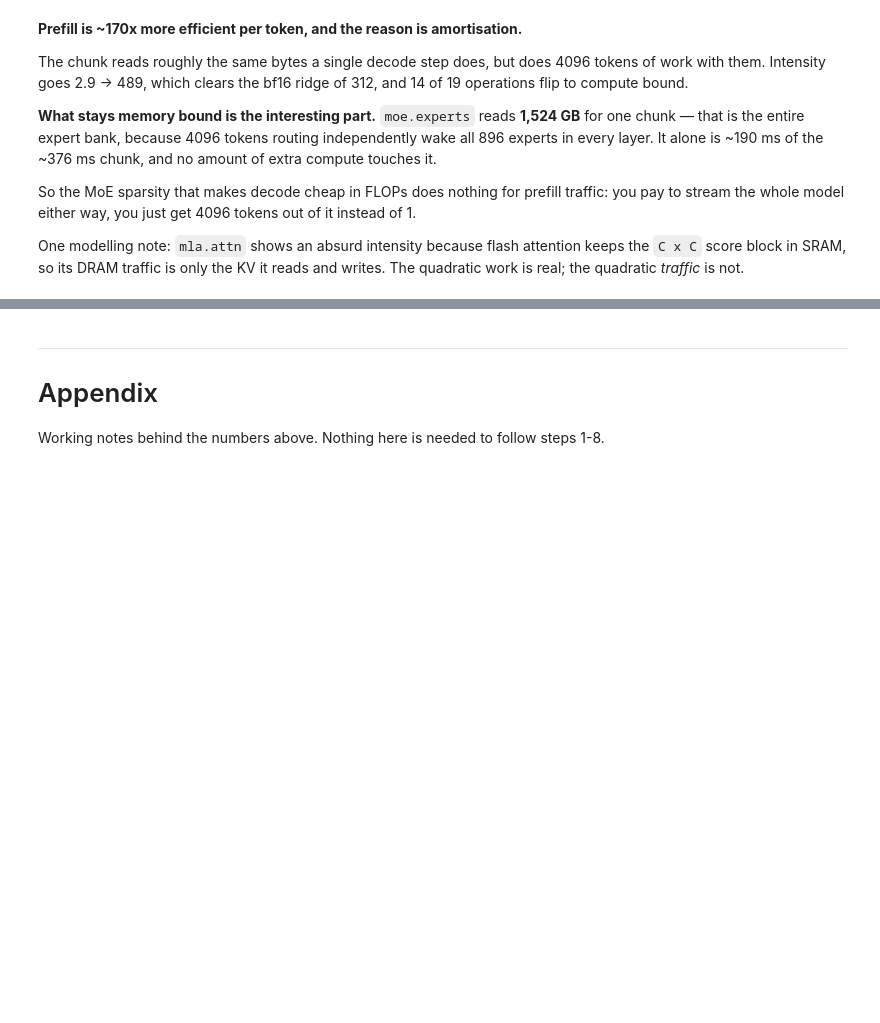
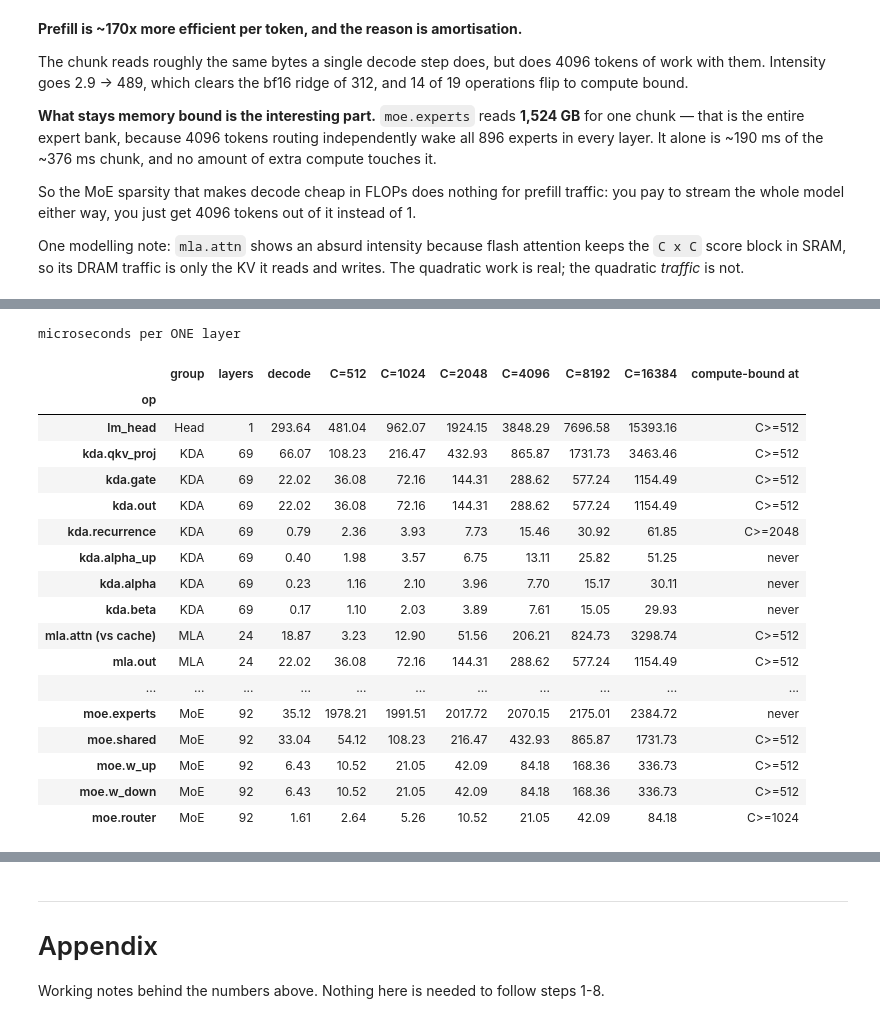
Before and after one commit to dougUCN/kimik3-exercise, a Jupyter notebook: roofline.ipynb, the cells around one changed output, grey strips where cells are left out. Cells and saved outputs as stored; diff of their text form; code cells hidden in the pictures; blank space fills up the shorter version.

```diff
--- a/roofline.ipynb
+++ b/roofline.ipynb
@@ -449,0 +460,23 @@ reads and writes. The quadratic work is real; the quadratic *traffic* is not.
+# %%
+print("microseconds per ONE layer\n")
+op_prefill_sweep(cfg, hw=hw).round(2)
+# %% [output]
+microseconds per ONE layer
+|  | group | layers | decode | C=512 | C=1024 | C=2048 | C=4096 | C=8192 | C=16384 | compute-bound at |
+| op |  |  |  |  |  |  |  |  |  |  |
+| lm_head | Head | 1 | 293.64 | 481.04 | 962.07 | 1924.15 | 3848.29 | 7696.58 | 15393.16 | C>=512 |
+| kda.qkv_proj | KDA | 69 | 66.07 | 108.23 | 216.47 | 432.93 | 865.87 | 1731.73 | 3463.46 | C>=512 |
+| kda.gate | KDA | 69 | 22.02 | 36.08 | 72.16 | 144.31 | 288.62 | 577.24 | 1154.49 | C>=512 |
+| kda.out | KDA | 69 | 22.02 | 36.08 | 72.16 | 144.31 | 288.62 | 577.24 | 1154.49 | C>=512 |
+| kda.recurrence | KDA | 69 | 0.79 | 2.36 | 3.93 | 7.73 | 15.46 | 30.92 | 61.85 | C>=2048 |
+| kda.alpha_up | KDA | 69 | 0.40 | 1.98 | 3.57 | 6.75 | 13.11 | 25.82 | 51.25 | never |
+| kda.alpha | KDA | 69 | 0.23 | 1.16 | 2.10 | 3.96 | 7.70 | 15.17 | 30.11 | never |
+| kda.beta | KDA | 69 | 0.17 | 1.10 | 2.03 | 3.89 | 7.61 | 15.05 | 29.93 | never |
+| mla.attn (vs cache) | MLA | 24 | 18.87 | 3.23 | 12.90 | 51.56 | 206.21 | 824.73 | 3298.74 | C>=512 |
+| mla.out | MLA | 24 | 22.02 | 36.08 | 72.16 | 144.31 | 288.62 | 577.24 | 1154.49 | C>=512 |
+| ... | ... | ... | ... | ... | ... | ... | ... | ... | ... | ... |
+| moe.experts | MoE | 92 | 35.12 | 1978.21 | 1991.51 | 2017.72 | 2070.15 | 2175.01 | 2384.72 | never |
+| moe.shared | MoE | 92 | 33.04 | 54.12 | 108.23 | 216.47 | 432.93 | 865.87 | 1731.73 | C>=512 |
+| moe.w_up | MoE | 92 | 6.43 | 10.52 | 21.05 | 42.09 | 84.18 | 168.36 | 336.73 | C>=512 |
+| moe.w_down | MoE | 92 | 6.43 | 10.52 | 21.05 | 42.09 | 84.18 | 168.36 | 336.73 | C>=512 |
+| moe.router | MoE | 92 | 1.61 | 2.64 | 5.26 | 10.52 | 21.05 | 42.09 | 84.18 | C>=1024 |
```
Also changed, not shown: parts of 6 cells of this notebook, 1 other file.
